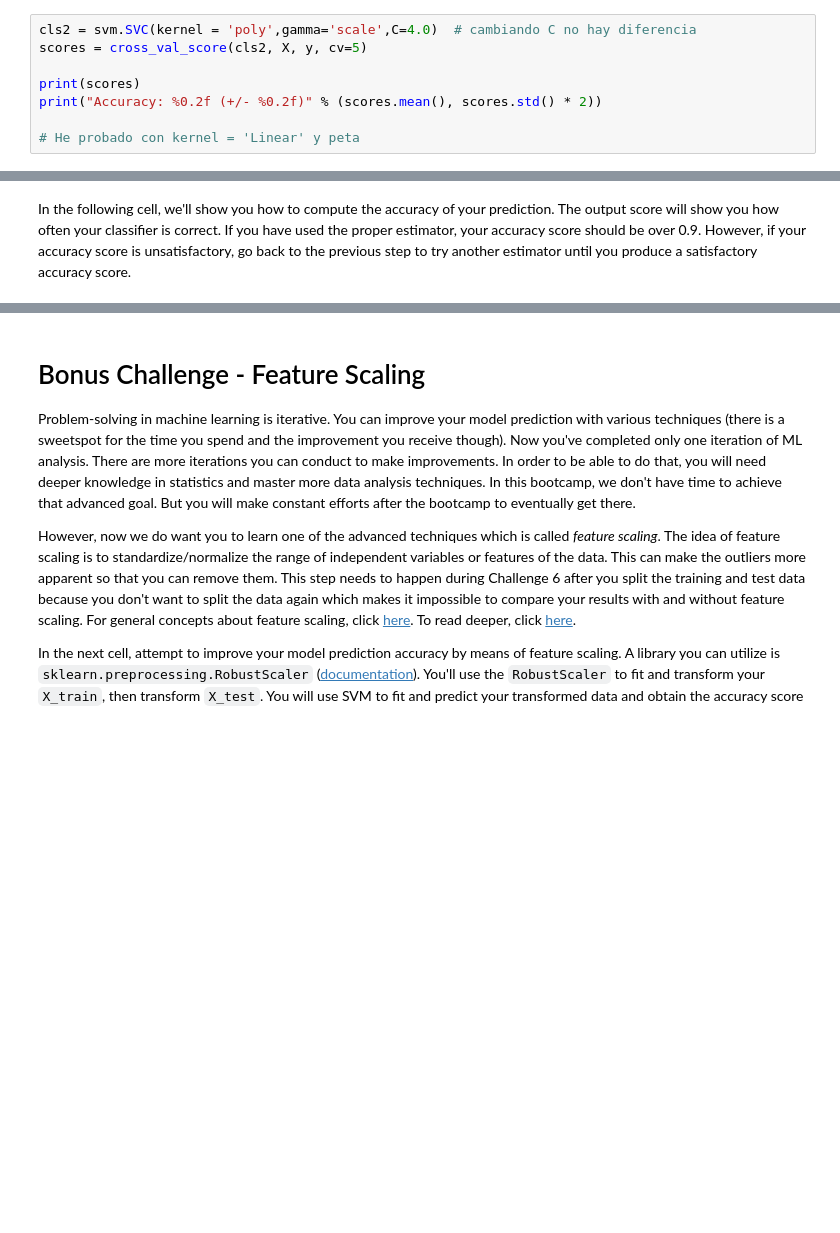
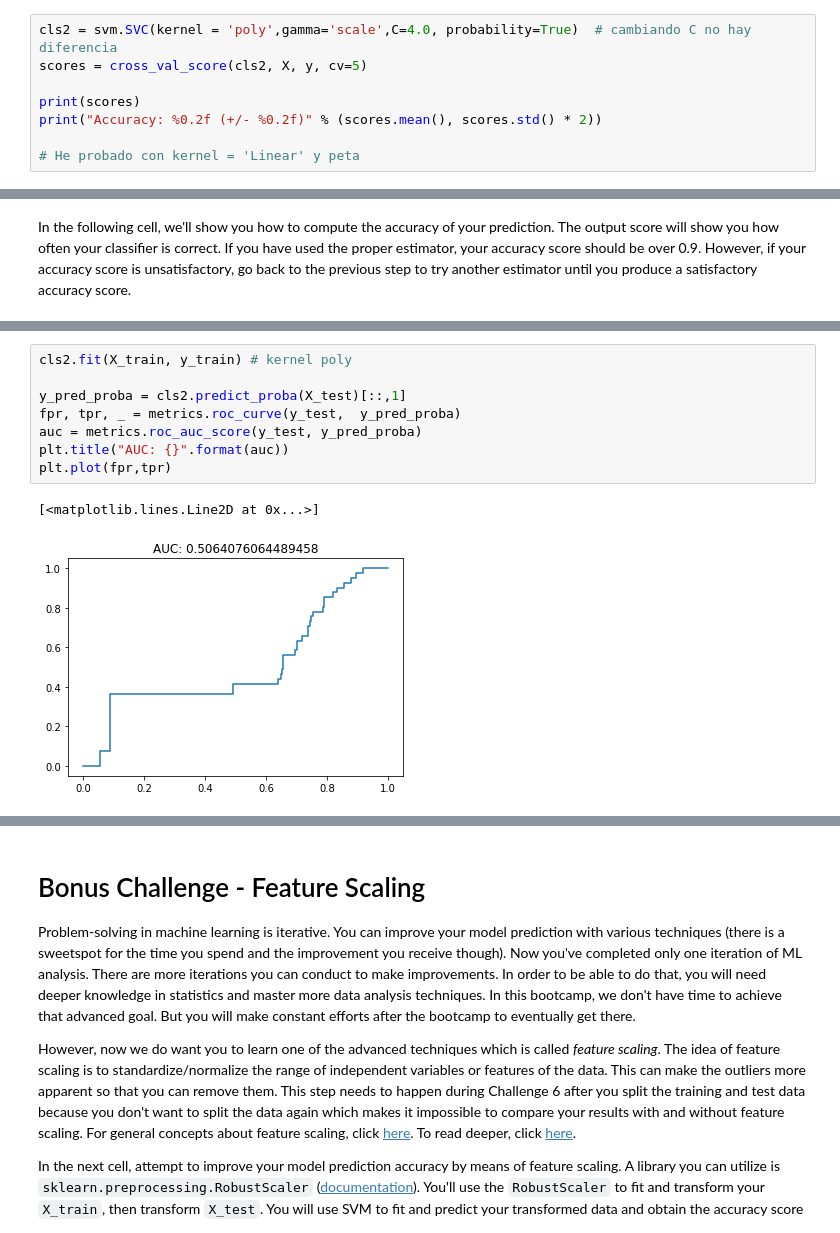
Before and after one commit to Paulapr/datamad0119, a Jupyter notebook: module-3/lab-supervised-learning/your-code/main.ipynb, the cells around one changed output, grey strips where cells are left out. Cells and saved outputs as stored; diff of their text form; blank space fills up the shorter version.

```diff
--- a/module-3/lab-supervised-learning/your-code/main.ipynb
+++ b/module-3/lab-supervised-learning/your-code/main.ipynb
@@ -526,7 +526,7 @@ print("Accuracy: %0.2f (+/- %0.2f)" % (scores.mean(), scores.std() * 2))
 [0.88690476 0.88690476 0.88690476 0.88690476 0.88656716]
 Accuracy: 0.89 (+/- 0.00)
 # %%
-cls2 = svm.SVC(kernel = 'poly',gamma='scale',C=4.0)  # cambiando C no hay diferencia
+cls2 = svm.SVC(kernel = 'poly',gamma='scale',C=4.0, probability=True)  # cambiando C no hay diferencia
 scores = cross_val_score(cls2, X, y, cv=5)
 
 print(scores)
@@ -585,0 +605,11 @@ plt.plot(fpr,tpr)
+# %%
+cls2.fit(X_train, y_train) # kernel poly
+
+y_pred_proba = cls2.predict_proba(X_test)[::,1]
+fpr, tpr, _ = metrics.roc_curve(y_test,  y_pred_proba)
+auc = metrics.roc_auc_score(y_test, y_pred_proba)
+plt.title("AUC: {}".format(auc))
+plt.plot(fpr,tpr)
+# %% [output]
+[<matplotlib.lines.Line2D at 0x...>]
+[figure, added]
```
Also changed, not shown: parts of 13 cells of this notebook.
